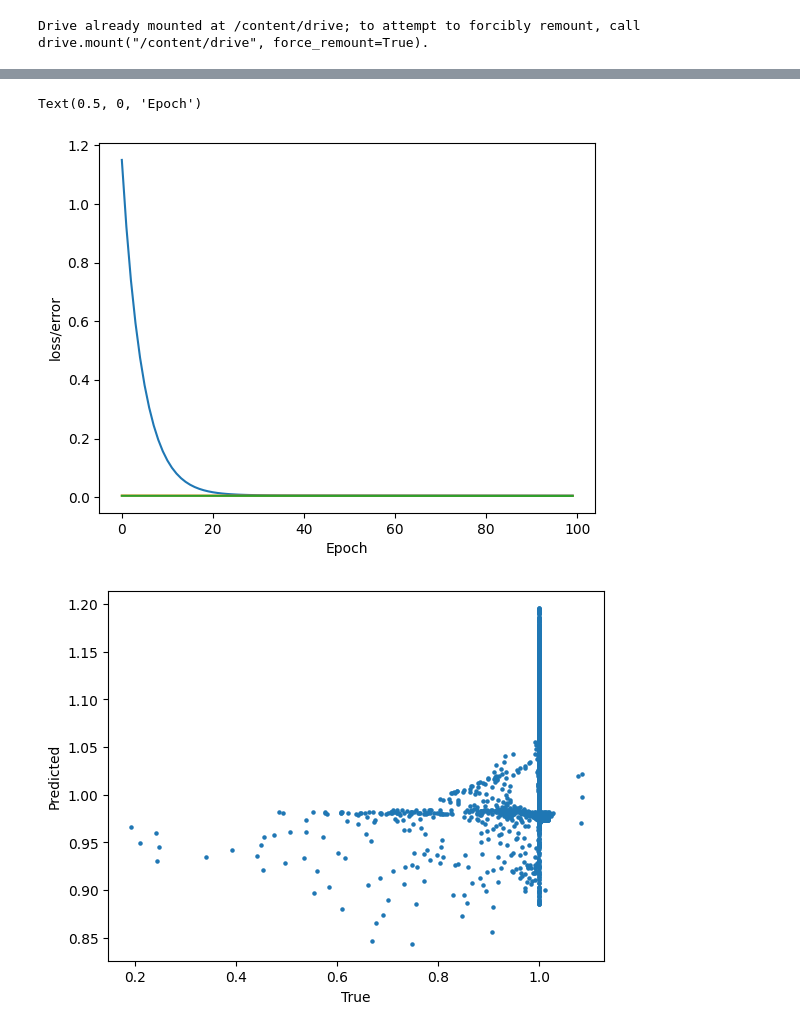
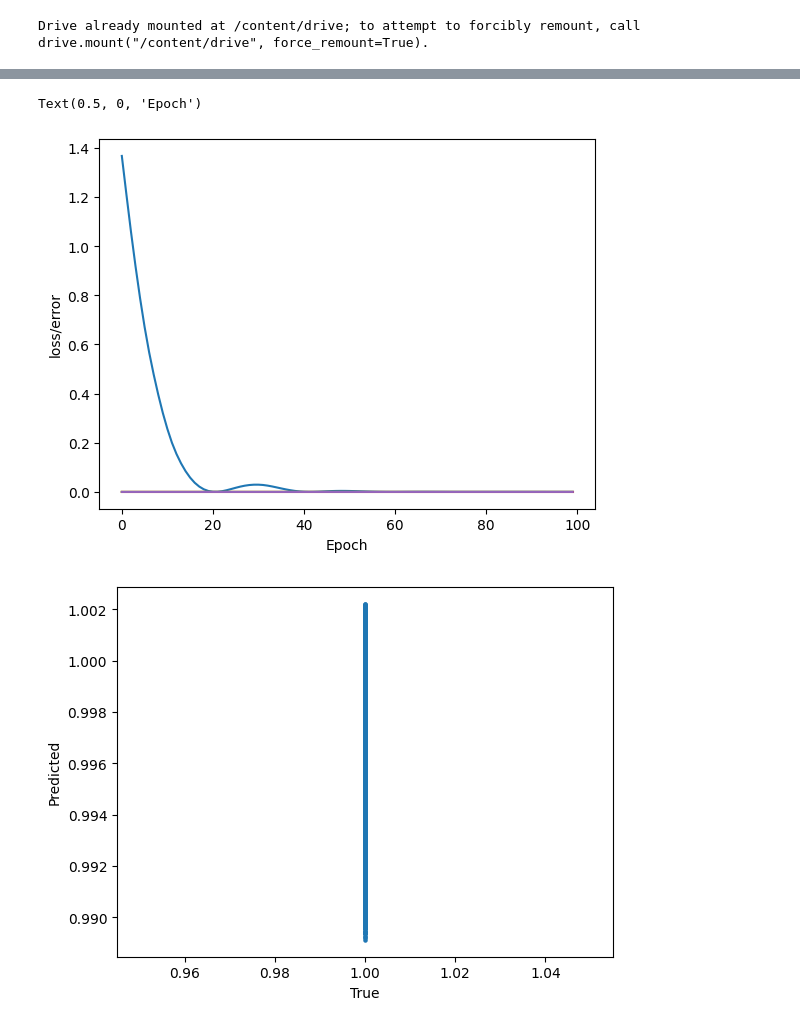
Before and after one commit to sudeepmenon17/PytorchforNN, a Jupyter notebook: AirfoilS809_SAmodel.ipynb, the cells around one changed output, grey strips where cells are left out. Cells and saved outputs as stored; diff of their text form; code cells hidden in the pictures.

```diff
--- a/AirfoilS809_SAmodel.ipynb
+++ b/AirfoilS809_SAmodel.ipynb
@@ -28,7 +28,7 @@ import matplotlib.pyplot as plt
 # %%
 # Create a Model class
 class Model(nn.Module):
-  def __init__(self,in_features=6, h1 = 61, h2 = 61, out_features=1):
+  def __init__(self,in_features=6, h1 = 61, h2 = 60, out_features=1):
     super().__init__()
     self.fc1 = nn.Linear(in_features,h1)
     self.fc2 = nn.Linear(h1,h2)
@@ -37,8 +37,8 @@ class Model(nn.Module):
 
   def forward(self,x):
     x = F.sigmoid(self.fc1(x))
-    x = F.tanh(self.fc2(x))
-    # x = F.sigmoid(self.fc3(x))
+    x = F.relu(self.fc2(x))
+    # x = F.leaky_relu(self.fc3(x))
     x = self.out(x)
 
     return x
@@ -138,10 +138,14 @@ df_filtered = df[(df['x'] >=4.95) & (df['x'] <= 5.20) & (df['y'] >= 5.01) & (df[
 # %%
 from sklearn.preprocessing import StandardScaler
-
+from sklearn.preprocessing import MinMaxScaler
+from sklearn.preprocessing import PowerTransformer
+from sklearn.preprocessing import QuantileTransformer
+from sklearn.preprocessing import Normalizer
 
 
 # Preprocess Features
 df1 = df_filtered.drop(['x','y','beta'],axis=1)
+df2 = df_filtered.drop(['x','y','feature1','feature2','feature3','feature4','feature5','feature6'],axis=1)
 
 
 # Fill missing values with the mean
@@ -150,30 +154,35 @@ df1 = df1.fillna(df1.mean())
 
 # Standardization
 standard_scaler = StandardScaler()
+min_max_scaler = MinMaxScaler()
+transformer = Normalizer()
 
 # Features
-X = standard_scaler.fit_transform(df1)
+X = transformer.fit_transform(df1)
 
 # Target
-y = df_filtered['beta'].values
+# y = df_filtered['beta'].values
+# y = standard_scaler.fit_transform(df2)
+# y = min_max_scaler.fit_transform(df2)
+y = transformer.fit_transform(df2)
 # %%
 criterion = nn.MSELoss()
-# optimizer = torch.optim.Adam(model.parameters(),lr = 0.001)
-optimizer = torch.optim.SGD(model.parameters(),lr = 0.005)
+optimizer = torch.optim.Adam(model.parameters(),lr = 0.001,weight_decay=0.01)
+# optimizer = torch.optim.SGD(model.parameters(),lr = 0.001,weight_decay=0.01)
 # %%
 #5-Fold Cross Validation
 from sklearn import metrics
 
 from sklearn.model_selection import KFold
-kFold=KFold(n_splits=4,shuffle=True, random_state=100)
+kFold=KFold(n_splits=5,shuffle=True, random_state=100)
 
 # Initialize a list to store the evaluation scores
 scores = []
 training_cost = []
 testing_cost =[]
 iterations = 100
-train_fold = [[] for i in range(4)]
-test_fold = [[] for i in range(4)]
+train_fold = [[] for i in range(5)]
+test_fold = [[] for i in range(5)]
 c = 0
 for train_index,test_index in kFold.split(X):
   print("Train Index: ", train_index, "\n")
@@ -304,19 +258,29 @@ MSE error: [0.0048524993, 0.0040516774, 0.0034822172, 0.0036015713]
 plt.plot(range(iterations), training_cost[0])
 plt.plot(range(iterations), training_cost[1])
 plt.plot(range(iterations), training_cost[2])
-# plt.plot(range(iterations), training_cost[3])
-# plt.plot(range(iterations), training_cost[4])
+plt.plot(range(iterations), training_cost[3])
+plt.plot(range(iterations), training_cost[4])
 plt.ylabel("loss/error")
 plt.xlabel('Epoch')
 # %% [output]
 Text(0.5, 0, 'Epoch')
-[figure, old version]
+[figure, new version]
 # %%
-plt.scatter(test_fold[2][1],test_fold[2][0],s =5 )
+x = test_fold[2][1]
+y = test_fold[2][0]
+x1 = []
+y1 = []
+for i in range(len(x)):
+  # if y[i] < 0.9:
+  #   x1.append(x[i])
+  #   y1.append(y[i])
+
+
+plt.scatter(x,y,s =5 )
 # plt.scatter(train_fold[1][0],train_fold[1][1], s=5)
 plt.xlabel('True')
 plt.ylabel('Predicted')
 
 plt.show()
 # %% [output]
-[figure, old version]
+[figure, new version]
```
Also changed, not shown: parts of 3 cells of this notebook.
